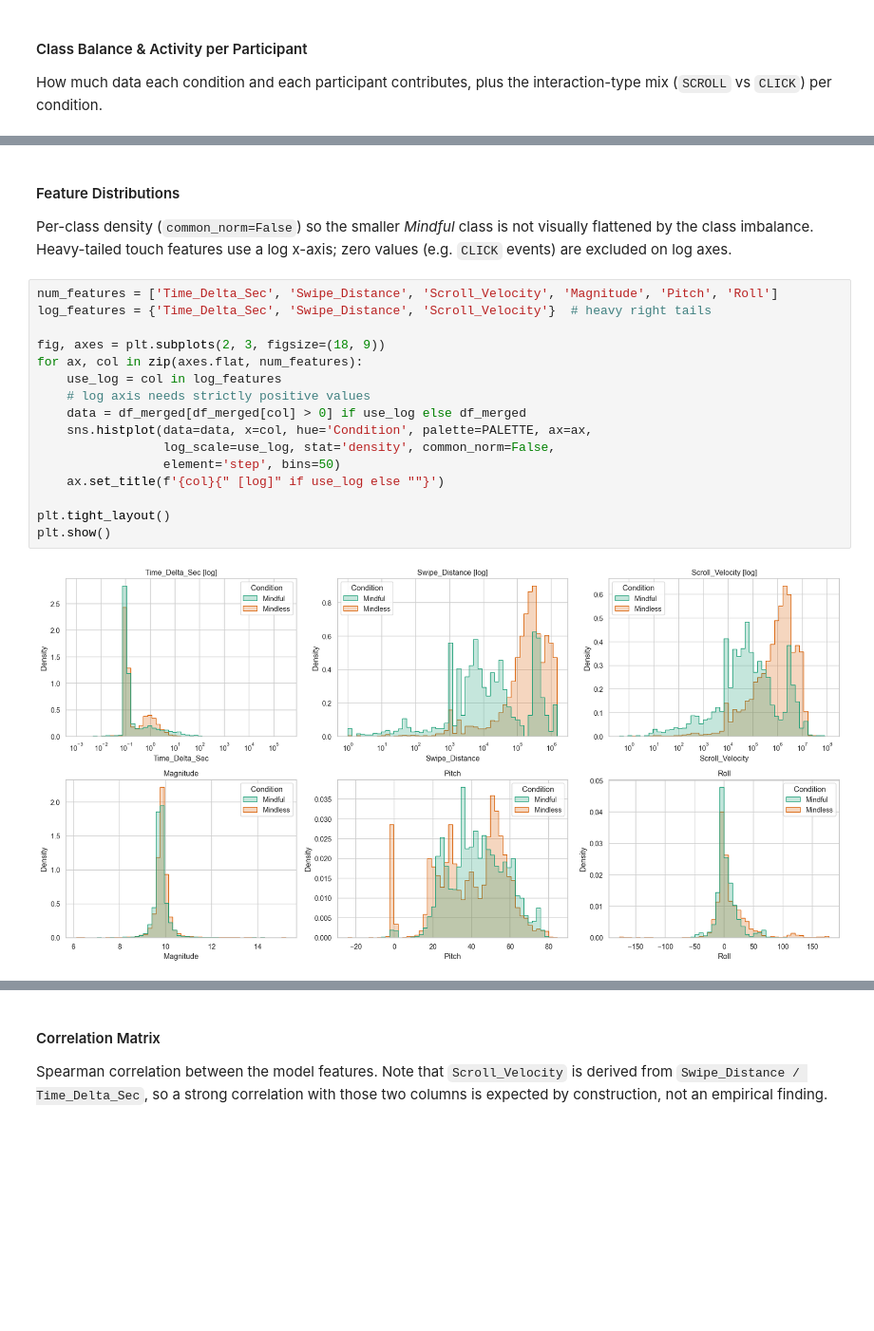
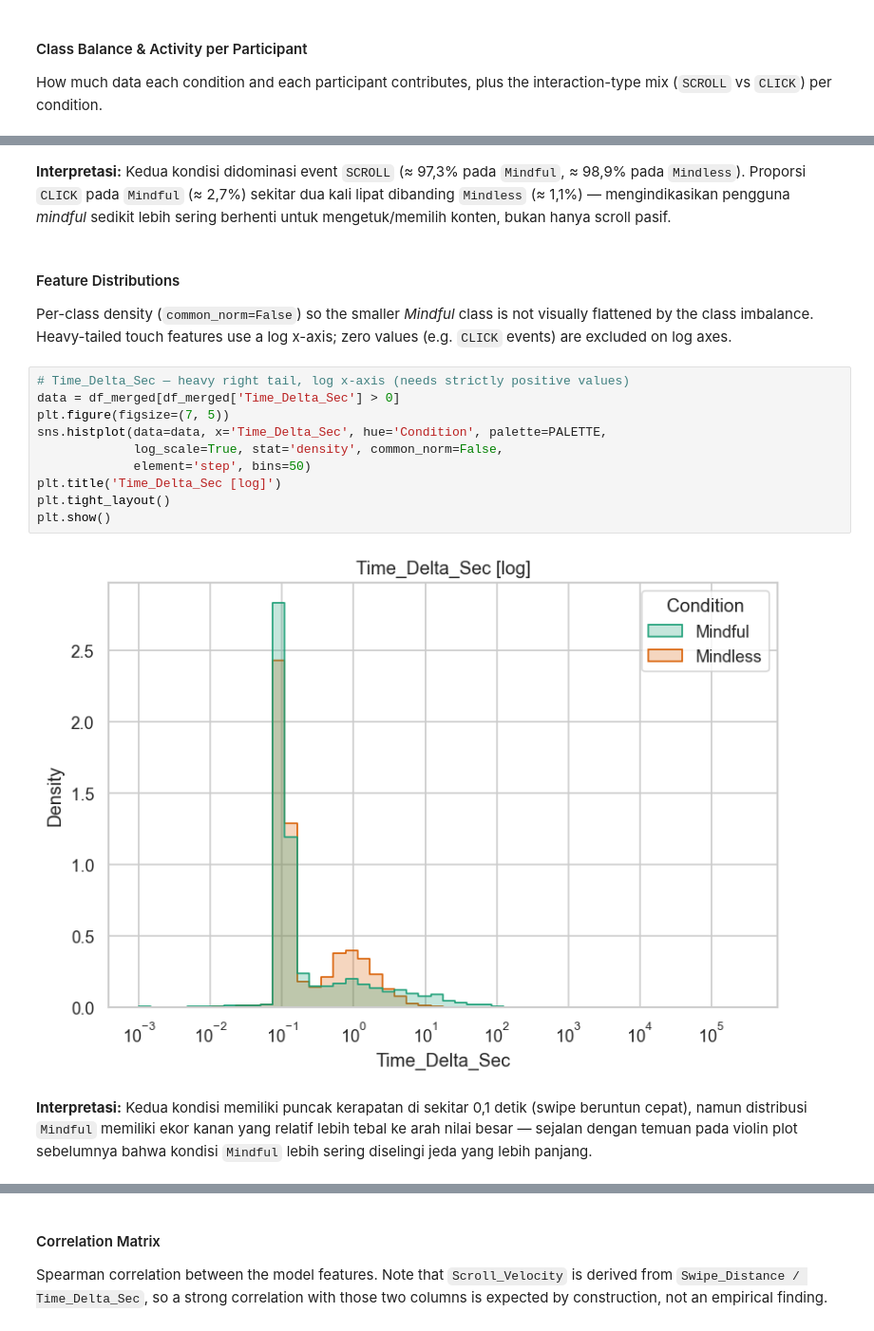
Before and after one commit to Research-Method-13/data-processing, a Jupyter notebook: main.ipynb, the cells around one changed output, grey strips where cells are left out. Shown at 95% size. Drawn from its saved outputs; the diff is of its cells as text; blank space fills up the shorter version.

```diff
--- a/main.ipynb
+++ b/main.ipynb
@@ -131,21 +162,19 @@ plt.show()
+# %% [markdown]
+**Interpretasi:** Kedua kondisi didominasi event `SCROLL` (≈ 97,3% pada `Mindful`, ≈ 98,9% pada `Mindless`). Proporsi `CLICK` pada `Mindful` (≈ 2,7%) sekitar dua kali lipat dibanding `Mindless` (≈ 1,1%) — mengindikasikan pengguna *mindful* sedikit lebih sering berhenti untuk mengetuk/memilih konten, bukan hanya scroll pasif.
 # %% [markdown]
 #### Feature Distributions
 Per-class density (`common_norm=False`) so the smaller *Mindful* class is not visually flattened by the class imbalance. Heavy-tailed touch features use a log x-axis; zero values (e.g. `CLICK` events) are excluded on log axes.
 # %%
-num_features = ['Time_Delta_Sec', 'Swipe_Distance', 'Scroll_Velocity', 'Magnitude', 'Pitch', 'Roll']
-log_features = {'Time_Delta_Sec', 'Swipe_Distance', 'Scroll_Velocity'}  # heavy right tails
-
-fig, axes = plt.subplots(2, 3, figsize=(18, 9))
-for ax, col in zip(axes.flat, num_features):
-    use_log = col in log_features
-    # log axis needs strictly positive values
-    data = df_merged[df_merged[col] > 0] if use_log else df_merged
-    sns.histplot(data=data, x=col, hue='Condition', palette=PALETTE, ax=ax,
-                 log_scale=use_log, stat='density', common_norm=False,
-                 element='step', bins=50)
-    ax.set_title(f'{col}{" [log]" if use_log else ""}')
-
+# Time_Delta_Sec — heavy right tail, log x-axis (needs strictly positive values)
+data = df_merged[df_merged['Time_Delta_Sec'] > 0]
+plt.figure(figsize=(7, 5))
+sns.histplot(data=data, x='Time_Delta_Sec', hue='Condition', palette=PALETTE,
+             log_scale=True, stat='density', common_norm=False,
+             element='step', bins=50)
+plt.title('Time_Delta_Sec [log]')
 plt.tight_layout()
 plt.show()
 # %% [output]
-[figure, old version]
+[figure, new version]
+# %% [markdown]
+**Interpretasi:** Kedua kondisi memiliki puncak kerapatan di sekitar 0,1 detik (swipe beruntun cepat), namun distribusi `Mindful` memiliki ekor kanan yang relatif lebih tebal ke arah nilai besar — sejalan dengan temuan pada violin plot sebelumnya bahwa kondisi `Mindful` lebih sering diselingi jeda yang lebih panjang.
```
Also changed, not shown: parts of 23 cells of this notebook.
